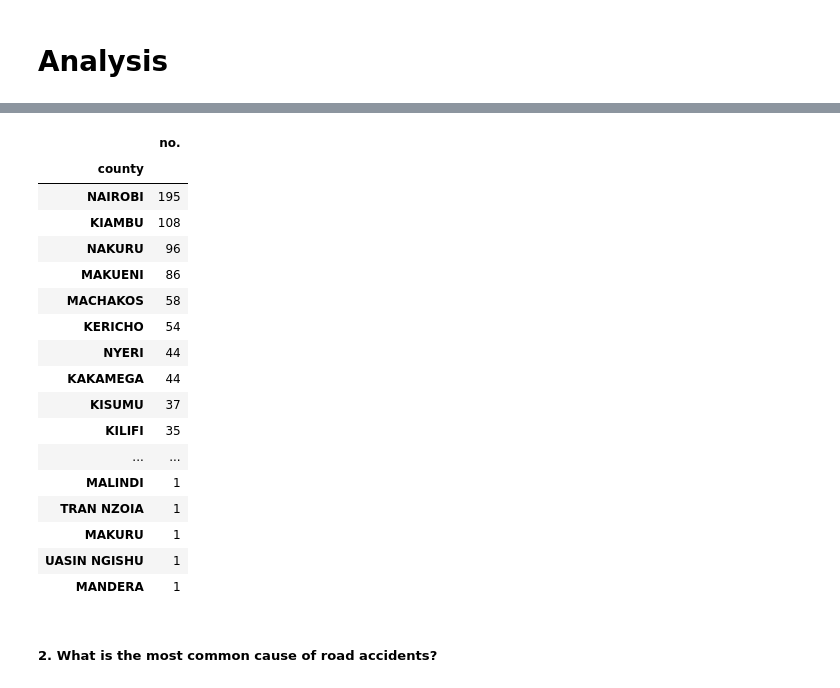
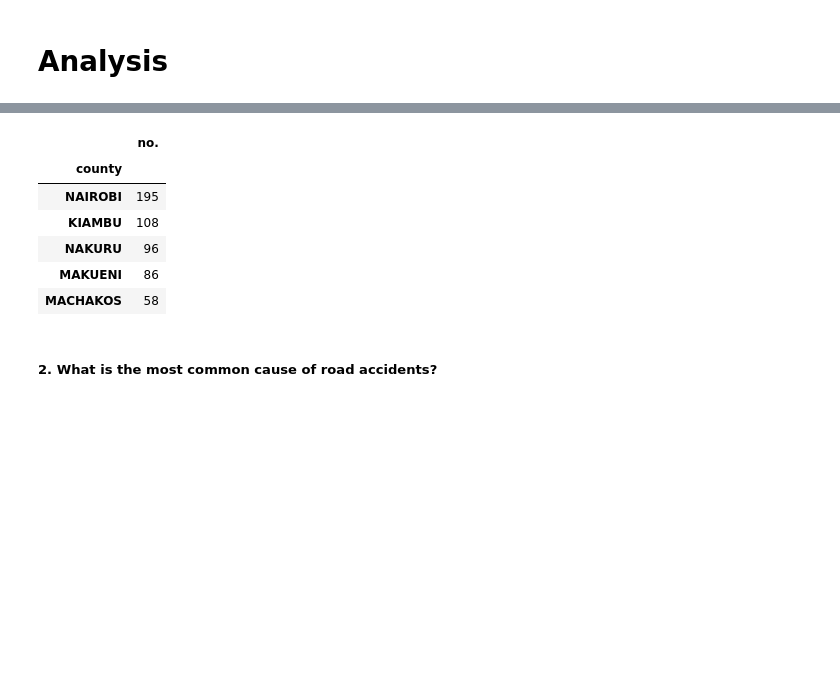
Before and after one commit to LucyKinyua/Data-Science-Prep-Project, a Jupyter notebook: Moringa_Data_Science_Prep_W5_Data_Science_Prep_Project_2021_05_Team_Jabari_B_Python_Notebook.ipynb, the cells around one changed output, grey strips where cells are left out. Drawn from its saved outputs; the diff is of its cells as text; code cells hidden in the pictures; blank space fills up the shorter version.

```diff
--- a/Moringa_Data_Science_Prep_W5_Data_Science_Prep_Project_2021_05_Team_Jabari_B_Python_Notebook.ipynb
+++ b/Moringa_Data_Science_Prep_W5_Data_Science_Prep_Project_2021_05_Team_Jabari_B_Python_Notebook.ipynb
@@ -541,3 +575,43 @@ unique         48
 top       NAIROBI
 freq          183
 Name: county, dtype: object
+# %%
+# combining the date and time columns
+accidents['dt'] = pd.to_datetime(accidents['date'] + ' ' + accidents['new_time'])
+
+#
+# %%
+# creating a new column month and populating it
+month=[]
+for i in accidents['dt'].dt.month:
+    if i==1:
+        month.append('Jan')
+    elif i==2:
+        month.append('Feb')
+    elif i==3:
+        month.append('Mar')
+    elif i==4:
+        month.append('Apr')
+    elif i==5:
+        month.append('May')
+    elif i==6:
+        month.append('Jun')
+    elif i==7:
+        month.append('Jul')
+    elif i==8:
+        month.append('Aug')
+    elif i==9:
+        month.append('Sep')
+    elif i ==10:
+        month.append('Oct')
+    elif i==11:
+        month.append('Nov')
+    elif i==12:
+        month.append('Dec')
+    else:
+        month.append('Null')
+;
+accidents['month'] = month
+# %%
+#creating a new column time
+accidents['time'] = [d.time() for d in accidents['dt']]
@@ -544,3 +625,6 @@ Name: county, dtype: object
+# %%
+# dropping the columns that will not be needed in the analysis
+accidents.drop(['new_time','gender','date','cause code','age'], axis=1 ,inplace=True)
 # %% [markdown]
 # Analysis
 # %% [markdown]
@@ -566,25 +641,14 @@ accidentsroads.sort_values(by = 'no.', ascending = False)
 # %%
 accidentscounties = pd.pivot_table(accidents, values = ['no.'], index=['county'], aggfunc = np.sum)
-accidentscounties.sort_values(by = 'no.',ascending = False)
+accidentscounties.sort_values(by = 'no.',ascending = False).head()
 # %% [output]
 |  | no. |
 | county |  |
 | NAIROBI | 195 |
 | KIAMBU | 108 |
 | NAKURU | 96 |
 | MAKUENI | 86 |
 | MACHAKOS | 58 |
-| KERICHO | 54 |
-| NYERI | 44 |
-| KAKAMEGA | 44 |
-| KISUMU | 37 |
-| KILIFI | 35 |
-| ... | ... |
-| MALINDI | 1 |
-| TRAN NZOIA | 1 |
-| MAKURU | 1 |
-| UASIN NGISHU | 1 |
-| MANDERA | 1 |
 # %% [markdown]
 ##### 2. What is the most common cause of road accidents?
 # %%
```
Also changed, not shown: parts of 35 cells of this notebook.
